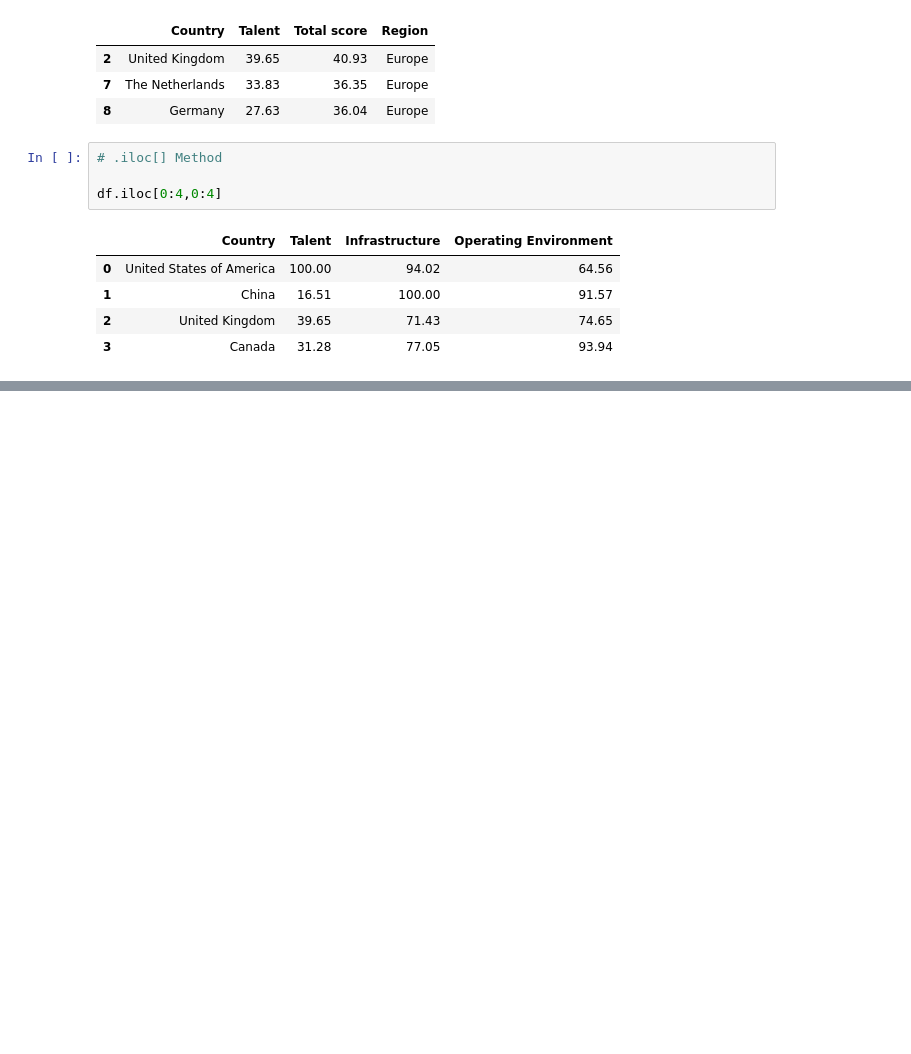
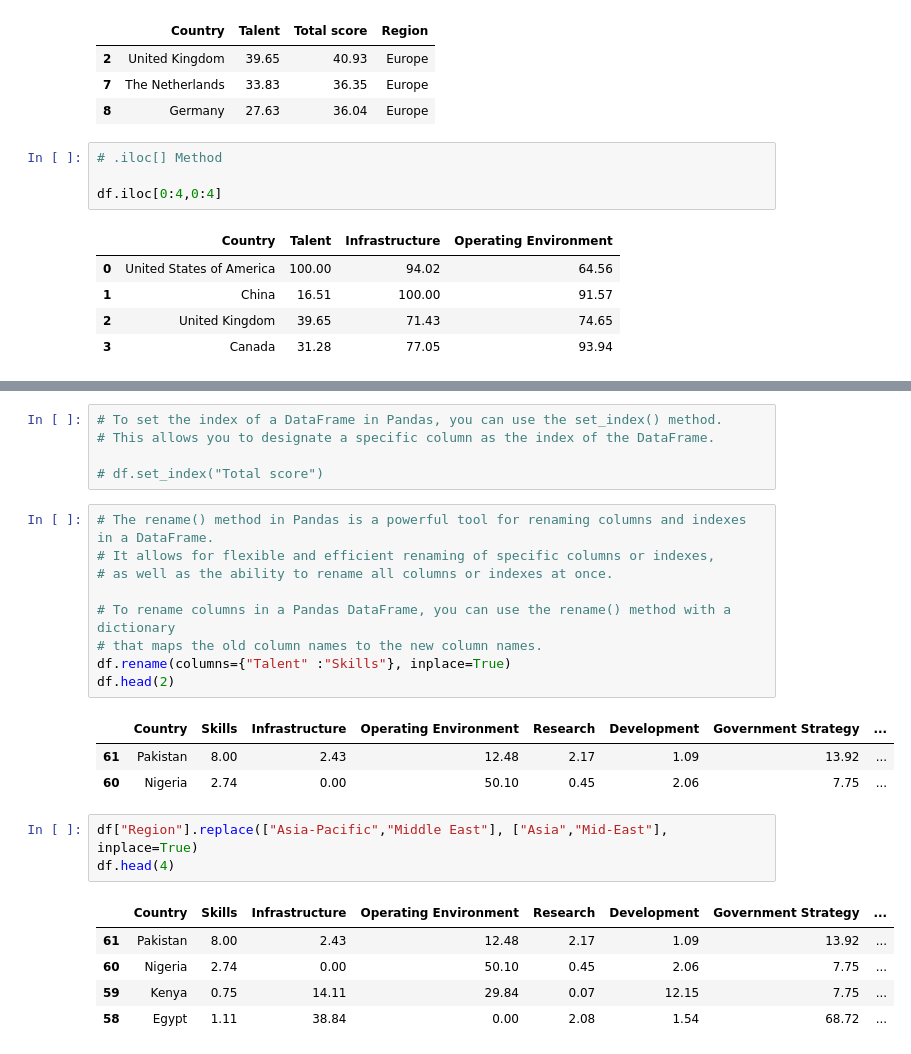
Before and after one commit to Harmain-Ali/Complete-EDA-Guide, a Jupyter notebook: cheatsheats_notebooks/Pandas_Cheatsheat.ipynb, the cells around one changed output, grey strips where cells are left out. Drawn from its saved outputs; the diff is of its cells as text; blank space fills up the shorter version.

```diff
--- a/cheatsheats_notebooks/Pandas_Cheatsheat.ipynb
+++ b/cheatsheats_notebooks/Pandas_Cheatsheat.ipynb
@@ -520,0 +742,27 @@ df.iloc[0:4,0:4]
+# %%
+# To set the index of a DataFrame in Pandas, you can use the set_index() method.
+# This allows you to designate a specific column as the index of the DataFrame.
+
+# df.set_index("Total score")
+# %%
+# The rename() method in Pandas is a powerful tool for renaming columns and indexes in a DataFrame.
+# It allows for flexible and efficient renaming of specific columns or indexes,
+# as well as the ability to rename all columns or indexes at once.
+
+# To rename columns in a Pandas DataFrame, you can use the rename() method with a dictionary
+# that maps the old column names to the new column names.
+df.rename(columns={"Talent" :"Skills"}, inplace=True)
+df.head(2)
+# %% [output]
+|  | Country | Skills | Infrastructure | Operating Environment | Research | Development | Government Strategy | ... |
+| 61 | Pakistan | 8.00 | 2.43 | 12.48 | 2.17 | 1.09 | 13.92 | ... |
+| 60 | Nigeria | 2.74 | 0.00 | 50.10 | 0.45 | 2.06 | 7.75 | ... |
+# %%
+df["Region"].replace(["Asia-Pacific","Middle East"], ["Asia","Mid-East"], inplace=True)
+df.head(4)
+# %% [output]
+|  | Country | Skills | Infrastructure | Operating Environment | Research | Development | Government Strategy | ... |
+| 61 | Pakistan | 8.00 | 2.43 | 12.48 | 2.17 | 1.09 | 13.92 | ... |
+| 60 | Nigeria | 2.74 | 0.00 | 50.10 | 0.45 | 2.06 | 7.75 | ... |
+| 59 | Kenya | 0.75 | 14.11 | 29.84 | 0.07 | 12.15 | 7.75 | ... |
+| 58 | Egypt | 1.11 | 38.84 | 0.00 | 2.08 | 1.54 | 68.72 | ... |
```
Also changed, not shown: parts of 14 cells of this notebook, 1 other file.
